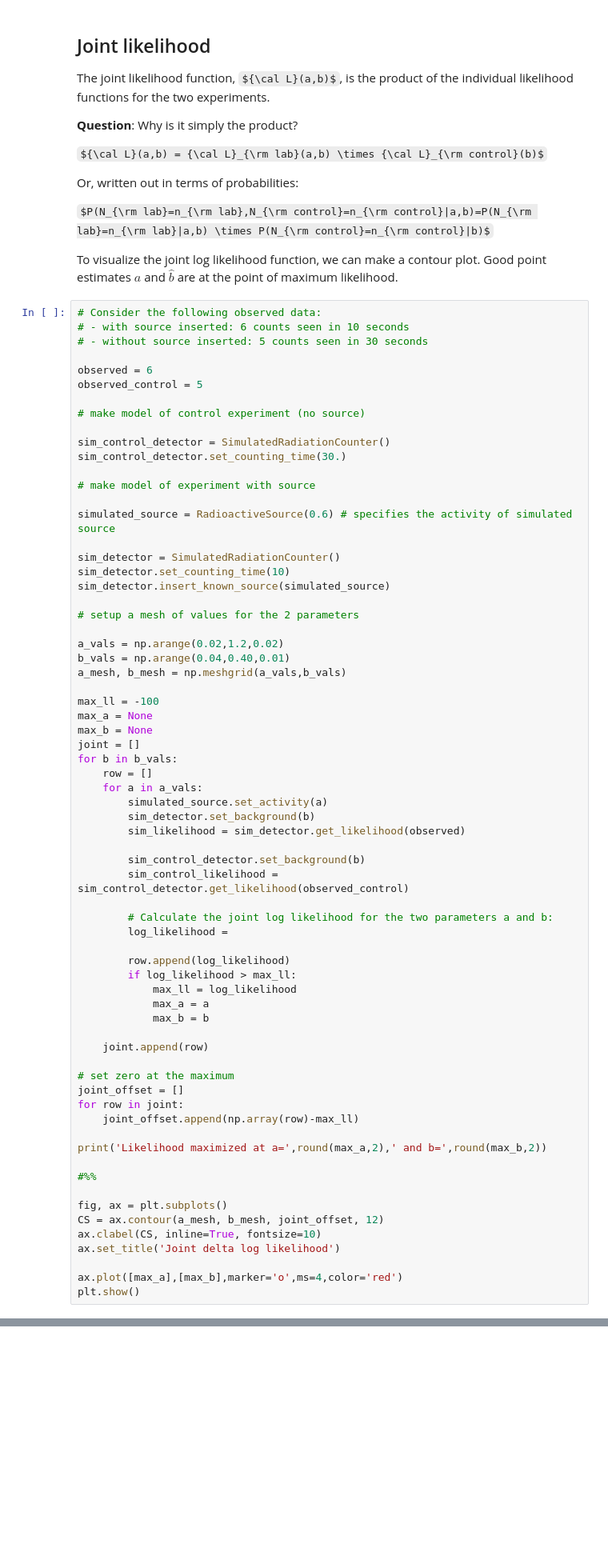
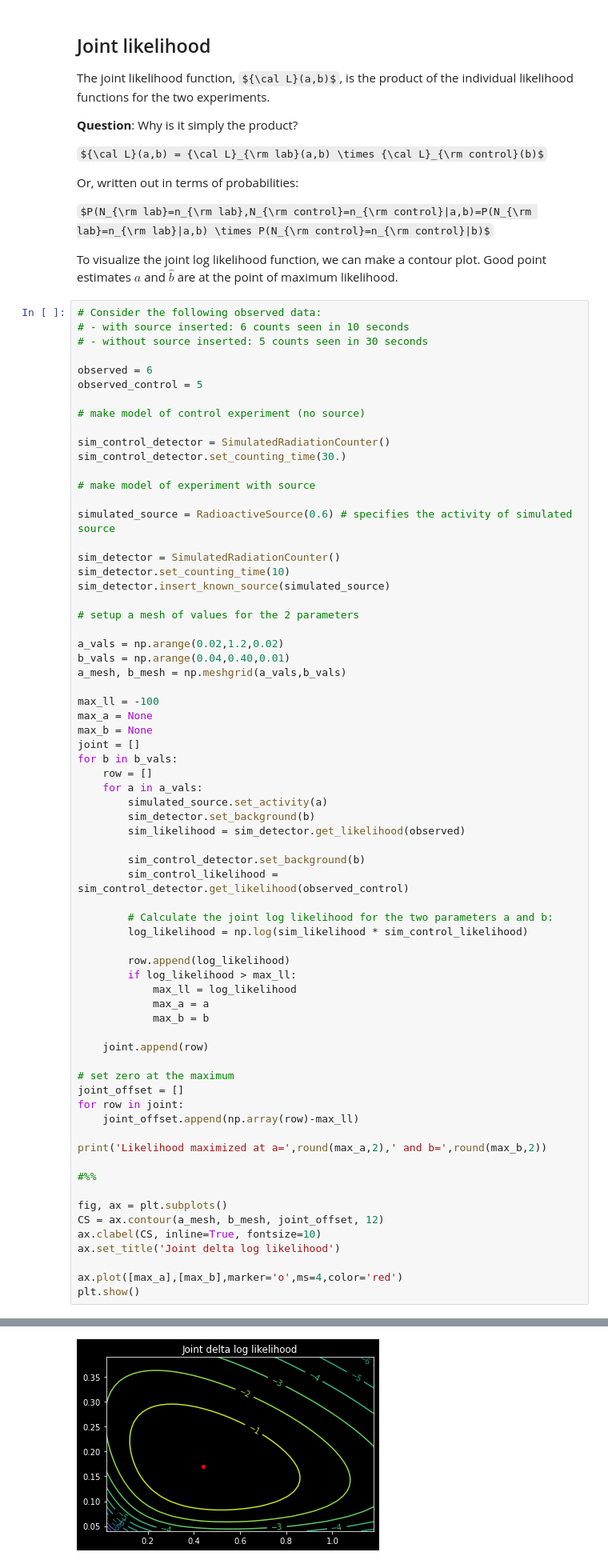
Before and after one commit to callum-mccracken/TRISEP_2022, a Jupyter notebook: stats/notebooks/radioactivity_E.ipynb, the cells around one changed output, grey strips where cells are left out. Shown at 80% size. Cells and saved outputs as stored; diff of their text form; some formulas as TeX source; blank space fills up the shorter version.

```diff
--- a/stats/notebooks/radioactivity_E.ipynb
+++ b/stats/notebooks/radioactivity_E.ipynb
@@ -96,7 +101,7 @@ for b in b_vals:
         sim_control_likelihood = sim_control_detector.get_likelihood(observed_control)
 
         # Calculate the joint log likelihood for the two parameters a and b:
-        log_likelihood =
+        log_likelihood = np.log(sim_likelihood * sim_control_likelihood)
 
         row.append(log_likelihood)
         if log_likelihood > max_ll:
@@ -122,3 +127,4 @@ ax.set_title('Joint delta log likelihood')
 
 ax.plot([max_a],[max_b],marker='o',ms=4,color='red')
 plt.show()
+# %% [output]
@@ -125,3 +134,4 @@ plt.show()
+[figure, added]
 # %% [markdown]
 ## Approximate 2D confidence interval
 
```
Also changed, not shown: parts of 2 cells of this notebook, 8 other files.
